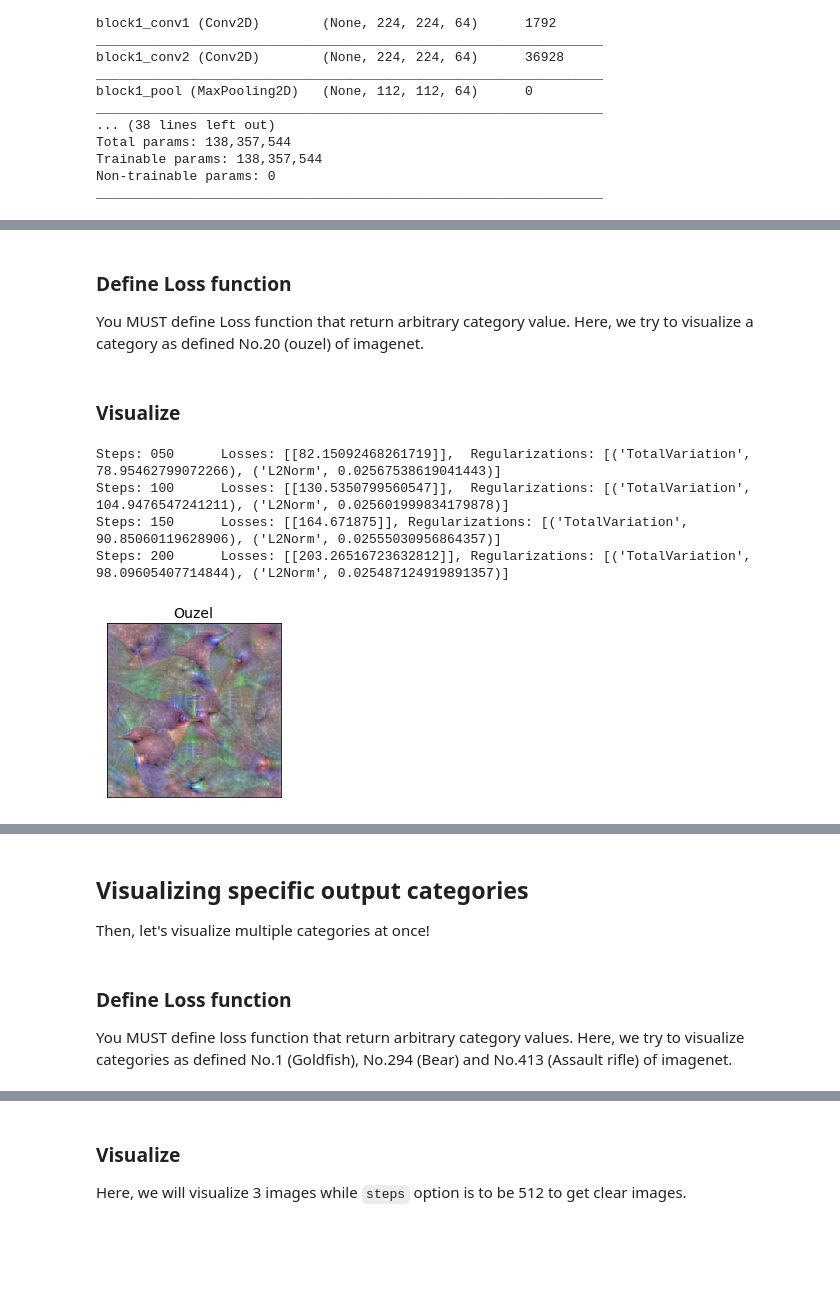
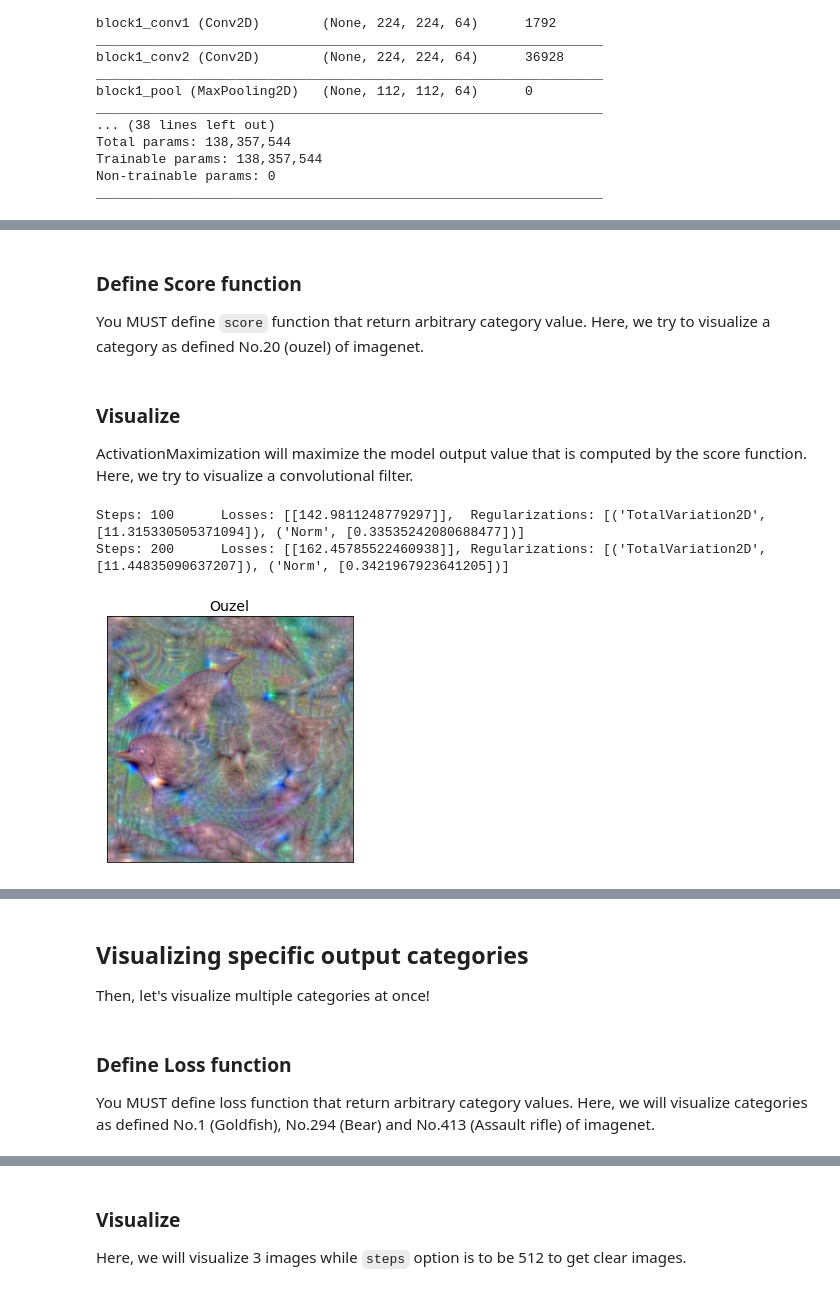
Before and after one commit to keisen/tf-keras-vis, a Jupyter notebook: examples/visualize_dense_layer.ipynb, the cells around one changed output, grey strips where cells are left out. Cells and saved outputs as stored; diff of their text form; code cells hidden in the pictures; blank space fills up the shorter version.

```diff
--- a/examples/visualize_dense_layer.ipynb
+++ b/examples/visualize_dense_layer.ipynb
@@ -62,6 +61,7 @@ Define modifier to replace a softmax function of the last layer to a linear func
 # %%
-def model_modifier(m):
-    m.layers[-1].activation = tf.keras.activations.linear
+def model_modifier(cloned_model):
+    cloned_model.layers[-1].activation = tf.keras.activations.linear
+    return cloned_model
 # %% [markdown]
 ### Create ActivationMaximization Instnace
 
@@ -73,6 +74,6 @@ activation_maximization = ActivationMaximization(model,
                                                  model_modifier,
                                                  clone=False)
 # %% [markdown]
-### Define Loss function
+### Define Score function
 
-You MUST define Loss function that return arbitrary category value. Here, we try to visualize a category as defined No.20 (ouzel) of imagenet.
+You MUST define `score` function that return arbitrary category value. Here, we try to visualize a category as defined No.20 (ouzel) of imagenet.
@@ -82,24 +80,32 @@ def loss(output):
-# %% [markdown]
-### Visualize
+# %%
+from tf_keras_vis.utils.scores import CategoricalScore
+
+score = CategoricalScore(20)
+
+# Instead of CategoricalScore function object, you can define the scratch function such as below:
+def score_function(output):
+    # The `output` variable refer to the output of the model,
+    # so, in this case, `output` shape is `(3, 1000)` i.e., (samples, classes).
+    return output[:, 20]
+# %% [markdown]
+### Visualize
+
+ActivationMaximization will maximize the model output value that is computed by the score function. Here, we try to visualize a convolutional filter.
 # %%
 %%time
+from tf_keras_vis.activation_maximization.callbacks import PrintLogger
 
-from tf_keras_vis.utils.callbacks import Print
+activations = activation_maximization(score,
+                                      callbacks=[PrintLogger(interval=100)])
 
-activation = activation_maximization(loss,
-                                     callbacks=[Print(interval=50)])
-image = activation[0].astype(np.uint8)
-
-subplot_args = { 'nrows': 1, 'ncols': 1, 'figsize': (3, 3),
+subplot_args = { 'nrows': 1, 'ncols': 1, 'figsize': (4, 4),
                  'subplot_kw': {'xticks': [], 'yticks': []} }
 f, ax = plt.subplots(**subplot_args)
-ax.imshow(image)
+ax.imshow(activations[0])
 ax.set_title('Ouzel', fontsize=14)
 plt.tight_layout()
 plt.show()
 # %% [output]
-Steps: 050      Losses: [[82.15092468261719]],  Regularizations: [('TotalVariation', 78.95462799072266), ('L2Norm', 0.02567538619041443)]
-Steps: 100      Losses: [[130.5350799560547]],  Regularizations: [('TotalVariation', 104.9476547241211), ('L2Norm', 0.025601999834179878)]
-Steps: 150      Losses: [[164.671875]], Regularizations: [('TotalVariation', 90.85060119628906), ('L2Norm', 0.02555030956864357)]
-Steps: 200      Losses: [[203.26516723632812]], Regularizations: [('TotalVariation', 98.09605407714844), ('L2Norm', 0.025487124919891357)]
+Steps: 100      Losses: [[142.9811248779297]],  Regularizations: [('TotalVariation2D', [11.315330505371094]), ('Norm', [0.33535242080688477])]
+Steps: 200      Losses: [[162.45785522460938]], Regularizations: [('TotalVariation2D', [11.44835090637207]), ('Norm', [0.3421967923641205])]
-[figure, old version]
+[figure, new version]
@@ -110,4 +118,4 @@ Then, let's visualize multiple categories at once!
 # %% [markdown]
 ### Define Loss function
 
-You MUST define loss function that return arbitrary category values. Here, we try to visualize categories as defined No.1 (Goldfish), No.294 (Bear) and No.413 (Assault rifle) of imagenet.
+You MUST define loss function that return arbitrary category values. Here, we will visualize categories as defined No.1 (Goldfish), No.294 (Bear) and No.413 (Assault rifle) of imagenet.
```
Also changed, not shown: parts of 16 cells of this notebook, 6 other files.
